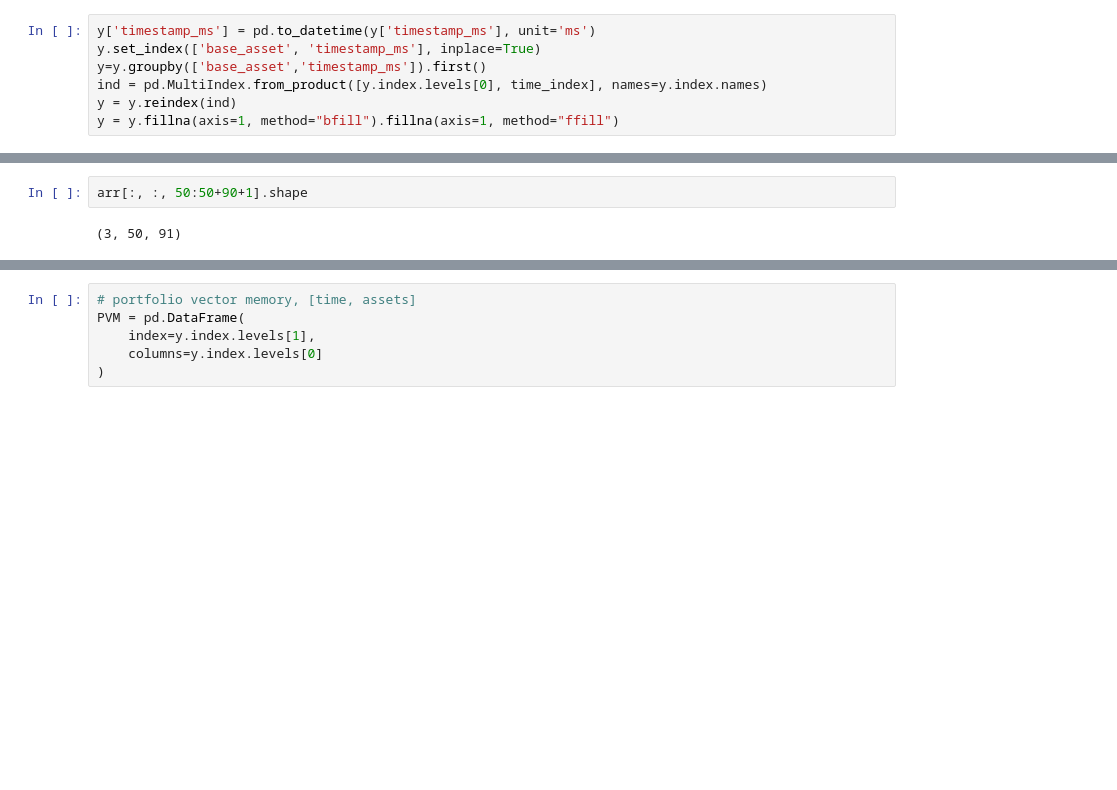
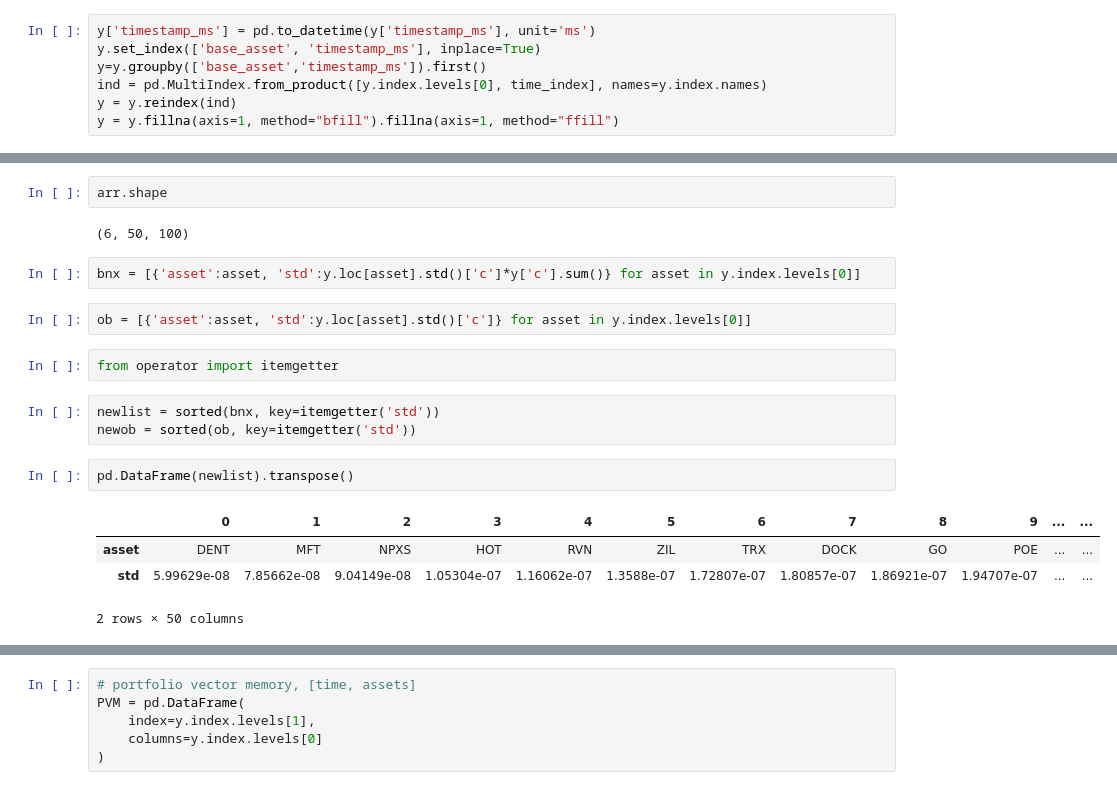
Before and after one commit to bradkyle/PGPortfolio, a Jupyter notebook: notebooks/FullTraining.ipynb, the cells around one changed output, grey strips where cells are left out. Saved outputs shown, nothing was run; the diff lists cells and outputs as text; blank space fills up the shorter version.

```diff
--- a/notebooks/FullTraining.ipynb
+++ b/notebooks/FullTraining.ipynb
@@ -183,4 +114,20 @@ arr = res.to_array()
 # %%
-arr[:, :, 50:50+90+1].shape
+arr.shape
 # %% [output]
-(3, 50, 91)
+(6, 50, 100)
+# %%
+bnx = [{'asset':asset, 'std':y.loc[asset].std()['c']*y['c'].sum()} for asset in y.index.levels[0]]
+# %%
+ob = [{'asset':asset, 'std':y.loc[asset].std()['c']} for asset in y.index.levels[0]]
+# %%
+from operator import itemgetter
+# %%
+newlist = sorted(bnx, key=itemgetter('std'))
+newob = sorted(ob, key=itemgetter('std'))
+# %%
+pd.DataFrame(newlist).transpose()
+# %% [output]
+|  | 0 | 1 | 2 | 3 | 4 | 5 | 6 | 7 | 8 | 9 | ... | ... |
+| asset | DENT | MFT | NPXS | HOT | RVN | ZIL | TRX | DOCK | GO | POE | ... | ... |
+| std | 5.99629e-08 | 7.85662e-08 | 9.04149e-08 | 1.05304e-07 | 1.16062e-07 | 1.3588e-07 | 1.72807e-07 | 1.80857e-07 | 1.86921e-07 | 1.94707e-07 | ... | ... |
+2 rows × 50 columns
```
Also changed, not shown: parts of 14 cells of this notebook, 13 other files.
